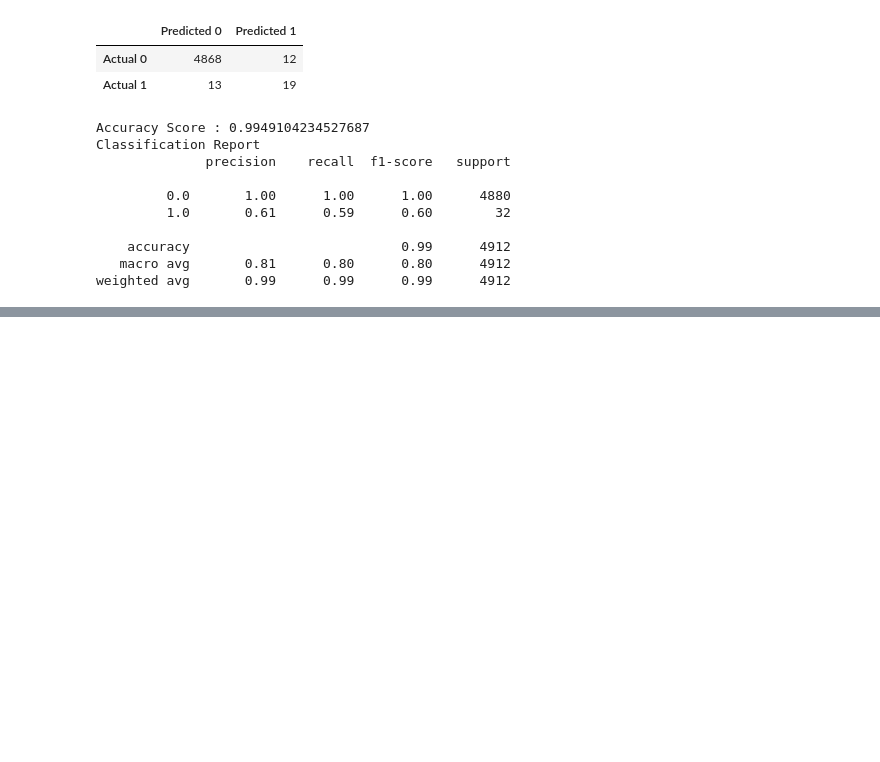
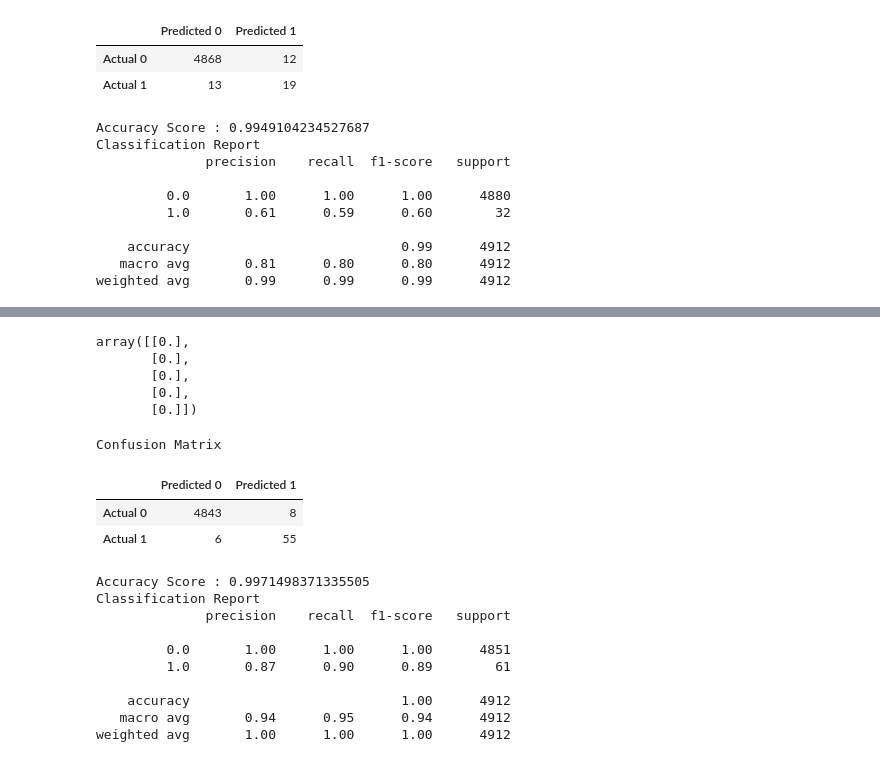
Before and after one commit to AForbis/Bootcamp_Final_Project, a Jupyter notebook: final_project_segment.ipynb, the cells around one changed output, grey strips where cells are left out. Saved outputs shown, nothing was run; the diff lists cells and outputs as text; code cells hidden in the pictures; blank space fills up the shorter version.

```diff
--- a/final_project_segment.ipynb
+++ b/final_project_segment.ipynb
@@ -227,0 +368,18 @@ weighted avg       0.99      0.99      0.99      4912
+# %%
+####machine learning for forward
+
+Season_Stats_ML_DF[:] = np.nan_to_num(Season_Stats_ML_DF)
+
+#X = Season_Stats_ML_DF_loans.copy()
+X = Season_Stats_ML_DF.drop("AllNBA_Forward", axis=1)
+X.head()
+
+
+y = Season_Stats_ML_DF["AllNBA_Forward"].values.reshape(-1, 1)
+y[:5]
+# %% [output]
+array([[0.],
+       [0.],
+       [0.],
+       [0.],
+       [0.]])
@@ -227,0 +427,22 @@ weighted avg       0.99      0.99      0.99      4912
+# %%
+# Displaying results
+print("Confusion Matrix")
+display(cm_df)
+print(f"Accuracy Score : {acc_score}")
+print("Classification Report")
+print(classification_report(y_test, predictions))
+# %% [output]
+Confusion Matrix
+|  | Predicted 0 | Predicted 1 |
+| Actual 0 | 4843 | 8 |
+| Actual 1 | 6 | 55 |
+Accuracy Score : 0.9971498371335505
+Classification Report
+              precision    recall  f1-score   support
+
+         0.0       1.00      1.00      1.00      4851
+         1.0       0.87      0.90      0.89        61
+
+    accuracy                           1.00      4912
+   macro avg       0.94      0.95      0.94      4912
+weighted avg       1.00      1.00      1.00      4912
```
Also changed, not shown: parts of 8 cells of this notebook.
